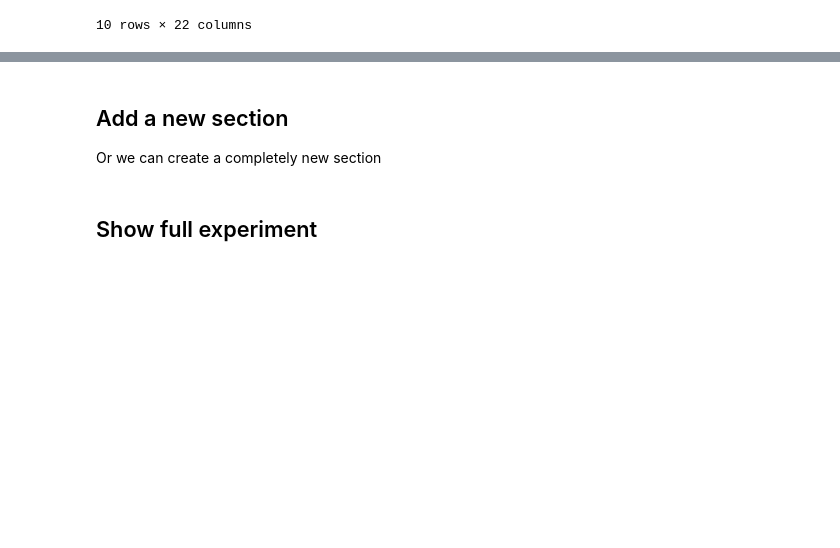
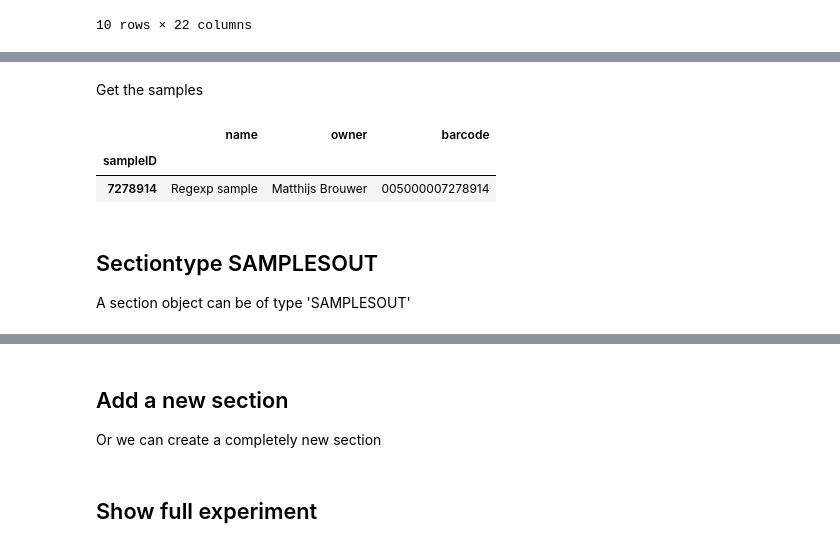
Before and after one commit to matthijsbrouwer/jupyter-elabjournal, a Jupyter notebook: 04_Experiments.ipynb, the cells around one changed output, grey strips where cells are left out. Saved outputs shown, nothing was run; the diff lists cells and outputs as text; code cells hidden in the pictures; blank space fills up the shorter version.

```diff
--- a/04_Experiments.ipynb
+++ b/04_Experiments.ipynb
@@ -328,0 +334,3 @@ display(section4_excel_sheet)
+# %%
+sectionSamplesIn = eLAB.section(samplesInSectionId)
+sectionSamplesIn.visualize()
@@ -328,0 +339,11 @@ display(section4_excel_sheet)
+# %% [markdown]
+Get the samples
+# %%
+sectionSamplesIn.samples().all(["name","owner","barcode"])
+# %% [output]
+|  | name | owner | barcode |
+| sampleID |  |  |  |
+| 7278914 | Regexp sample | Matthijs Brouwer | 005000007278914 |
+# %% [markdown]
+## Sectiontype SAMPLESOUT
+A section object can be of type 'SAMPLESOUT'
```
Also changed, not shown: parts of 6 cells of this notebook.
